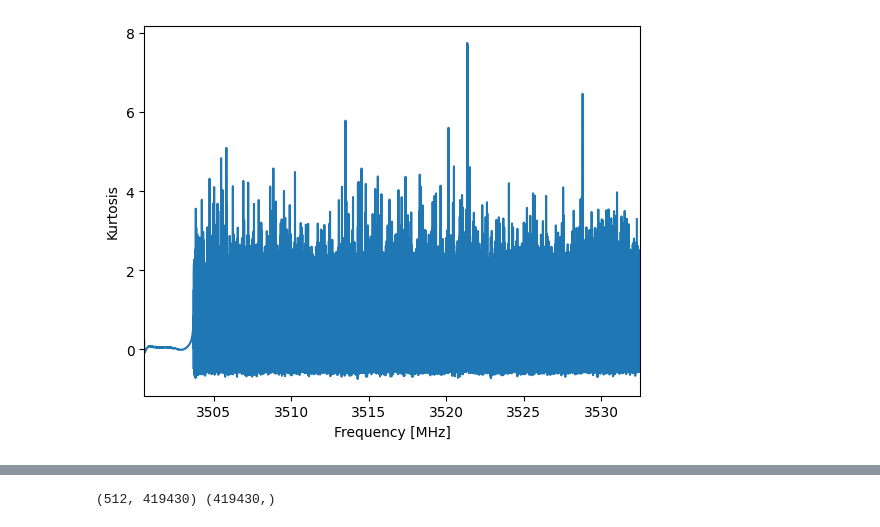
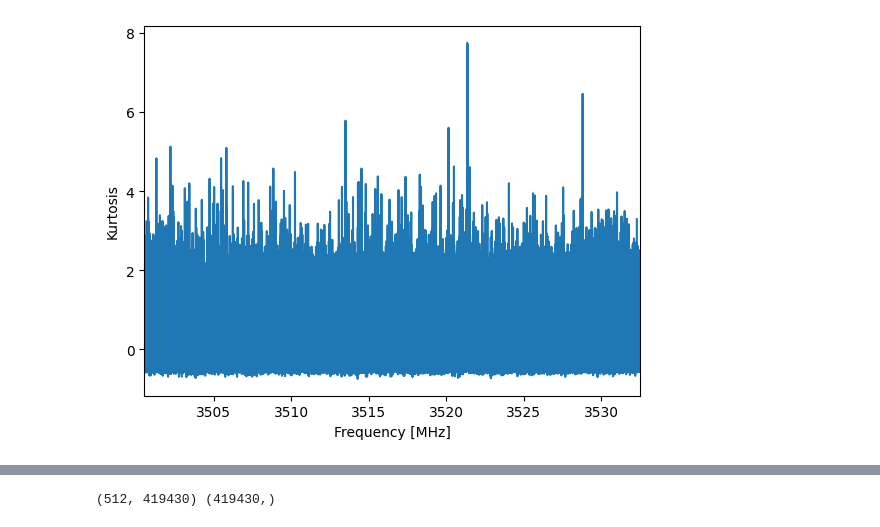
Before and after one commit to jareds-laf/playing-with-cosmic-data, a Jupyter notebook: filterbank/filterbank_kurtosis.ipynb, the cells around one changed output, grey strips where cells are left out. Saved outputs shown, nothing was run; the diff lists cells and outputs as text; code cells hidden in the pictures.

Commit message:
Revisions to kurtosis methodology, and added new function to plot time-averaged power spectrum (wip)git add filterbank/filterbank_kurtosis.ipynb

```diff
--- a/filterbank/filterbank_kurtosis.ipynb
+++ b/filterbank/filterbank_kurtosis.ipynb
@@ -15,10 +15,10 @@ import numpy.ma as ma
 import seaborn as sns
 # %%
 file_path = '/lustre/aoc/students/jsofair/playing-with-cosmic-data/filterbank/'
-filelist = glob.glob(os.path.join(file_path,'*.fil'))
-214748160
+file_list = glob.glob(os.path.join(file_path,'*.fil'))
+
 ml_list = []
-for i, file in enumerate(filelist):
+for i, file in enumerate(file_list):
     ml = blimpy.calcload.calc_max_load(os.path.join(file))
     ml_list.append(ml)
     print(f'{ml} -- {file[65:]}')
@@ -31,13 +32,23 @@ for i, file in enumerate(filelist):
 4.0 -- band_test_AC_C544-beam0001.fil
 # %%
 t0 = time.time()
-water0 = Waterfall(os.path.normpath(filelist[0]), max_load = ml_list[0])
-water1 = Waterfall(os.path.normpath(filelist[1]), max_load = ml_list[1])
-water2 = Waterfall(os.path.normpath(filelist[2]), max_load = ml_list[2])
-water3 = Waterfall(os.path.normpath(filelist[3]), max_load = ml_list[3])
-water4 = Waterfall(os.path.normpath(filelist[4]), max_load = ml_list[4])
-water5 = Waterfall(os.path.normpath(filelist[5]), max_load = ml_list[5])
 
-water_list = [water0, water1, water2, water3, water4, water5]
+
+# for i in range(0, len(file_list)):
+#     exec(f'water{i} = Waterfall(os.path.normpath(file_list[{i}]), max_load = ml_list[{i}])')
+#     exec(f'water_list.append(water{i})')
+
+
+water0 = Waterfall(os.path.normpath(file_list[0]), max_load = ml_list[0])
+water1 = Waterfall(os.path.normpath(file_list[1]), max_load = ml_list[1])
+water2 = Waterfall(os.path.normpath(file_list[2]), max_load = ml_list[2])
+water3 = Waterfall(os.path.normpath(file_list[3]), max_load = ml_list[3])
+water4 = Waterfall(os.path.normpath(file_list[4]), max_load = ml_list[4])
+water5 = Waterfall(os.path.normpath(file_list[5]), max_load = ml_list[5])
+water6 = Waterfall(os.path.normpath(file_list[6]), max_load = ml_list[6])
+
+water_list = [water0, water1, water2, water3, water4, water5, water6]
+# print(water_list)
+
 t1 = time.time()
 print(f'Elapsed time: {t1 - t0}')
@@ -111,4 +163,4 @@ print(f'Elapsed time: {t1 - t0}')
 # %%
-wf.plot_kurtosis()
+water1.plot_kurtosis()
 # %% [output]
-[figure, old version]
+[figure, new version]
```
Also changed, not shown: parts of 39 cells of this notebook.
